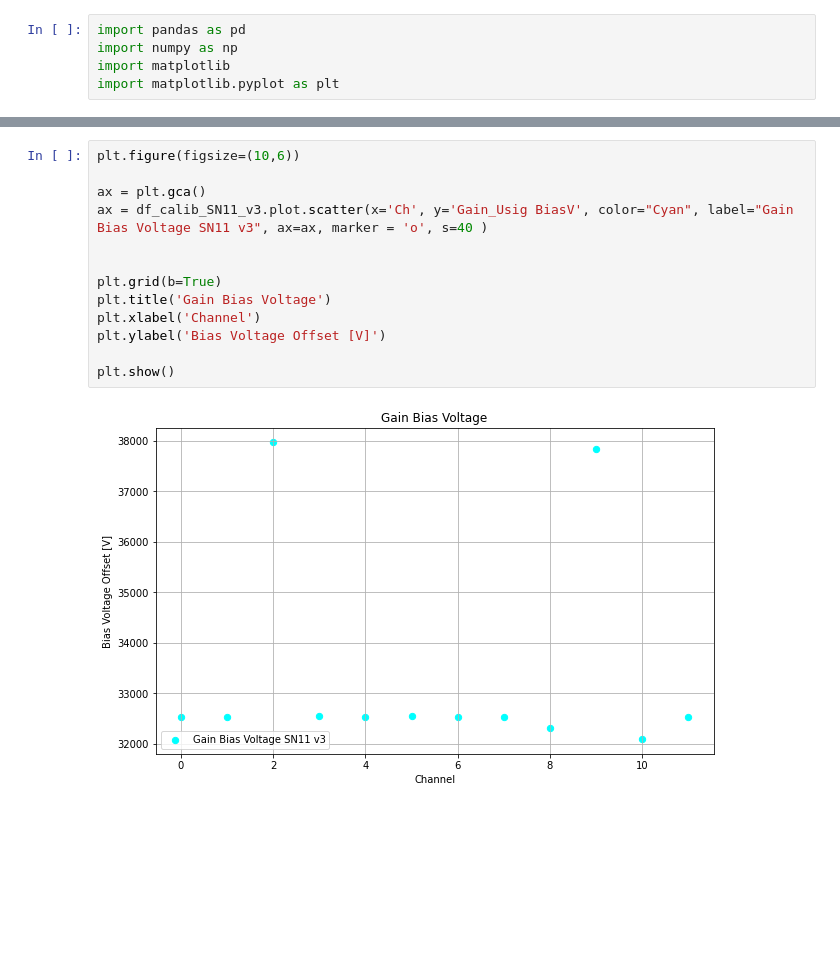
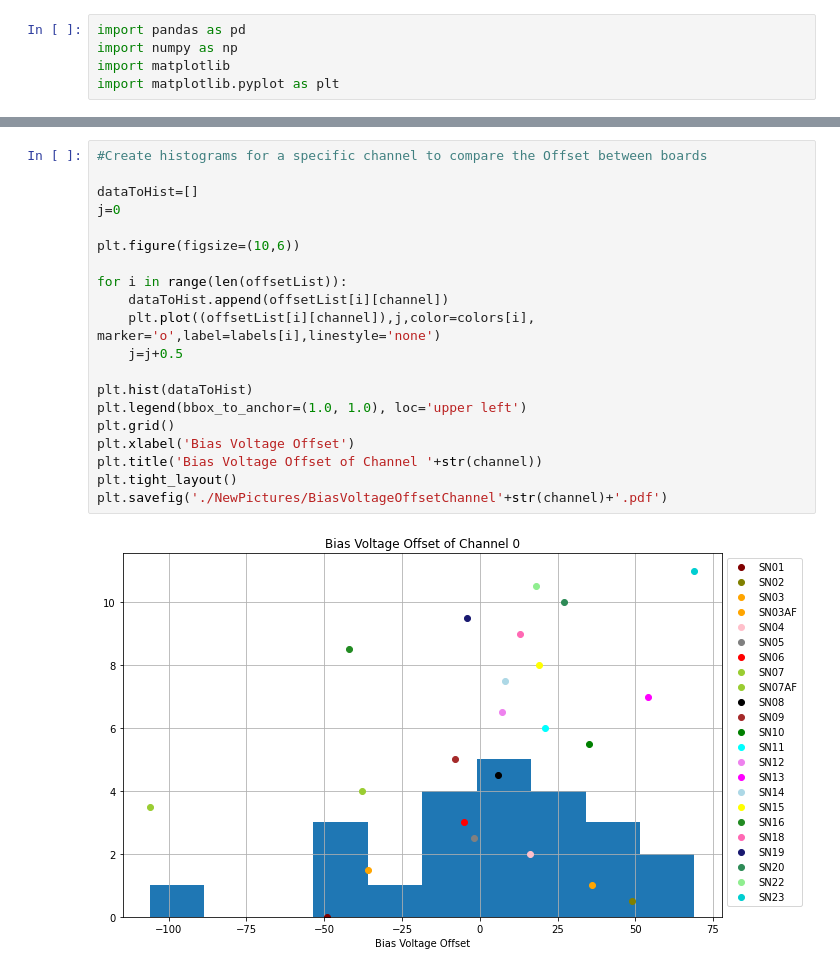
Before and after one commit to stbordoni/calib, a Jupyter notebook: compareCalibParams.ipynb, the cells around one changed output, grey strips where cells are left out. Saved outputs shown, nothing was run; the diff lists cells and outputs as text; blank space fills up the shorter version.

```diff
--- a/compareCalibParams.ipynb
+++ b/compareCalibParams.ipynb
@@ -150,15 +349,22 @@ plt.show()
-# %%
-plt.figure(figsize=(10,6))
-
-ax = plt.gca()
-ax = df_calib_SN11_v3.plot.scatter(x='Ch', y='Gain_Usig BiasV', color="Cyan", label="Gain Bias Voltage SN11 v3", ax=ax, marker = 'o', s=40 )
-
-
-plt.grid(b=True)
-plt.title('Gain Bias Voltage')
-plt.xlabel('Channel')
-plt.ylabel('Bias Voltage Offset [V]')
-
-plt.show()
-# %% [output]
-[figure, removed]
+# %%
+#Create histograms for a specific channel to compare the Offset between boards
+
+dataToHist=[]
+j=0
+
+plt.figure(figsize=(10,6))
+
+for i in range(len(offsetList)):
+    dataToHist.append(offsetList[i][channel])
+    plt.plot((offsetList[i][channel]),j,color=colors[i], marker='o',label=labels[i],linestyle='none')
+    j=j+0.5
+
+plt.hist(dataToHist)
+plt.legend(bbox_to_anchor=(1.0, 1.0), loc='upper left')
+plt.grid()
+plt.xlabel('Bias Voltage Offset')
+plt.title('Bias Voltage Offset of Channel '+str(channel))
+plt.tight_layout()
+plt.savefig('./NewPictures/BiasVoltageOffsetChannel'+str(channel)+'.pdf')
+# %% [output]
+[figure, added]
```
Also changed, not shown: parts of 11 cells of this notebook, 4 other files.
